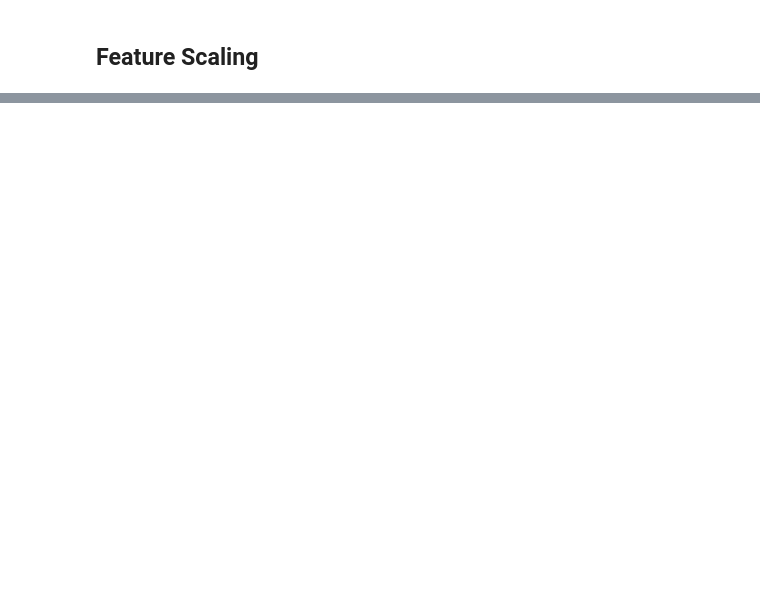
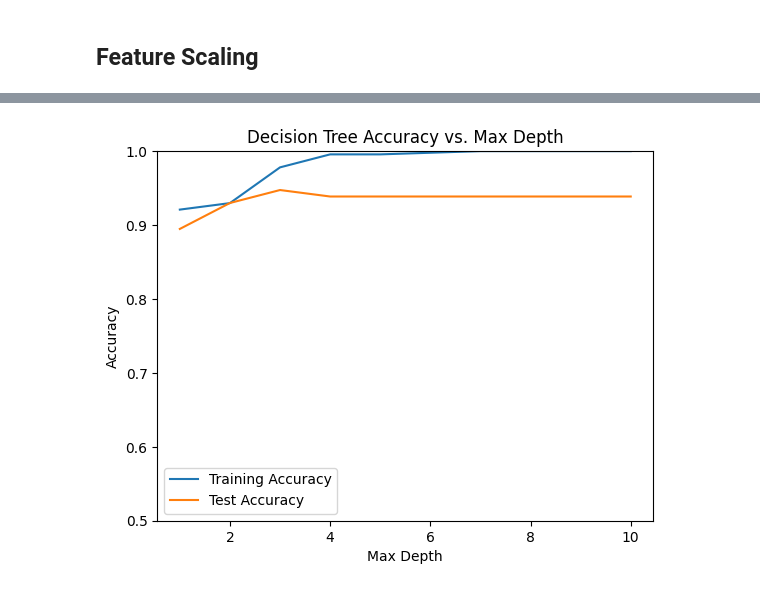
Before and after one commit to hle8386/IntroToAI, a Jupyter notebook: Breastdata.ipynb, the cells around one changed output, grey strips where cells are left out. Cells and saved outputs as stored; diff of their text form; code cells hidden in the pictures; blank space fills up the shorter version.

```diff
--- a/Breastdata.ipynb
+++ b/Breastdata.ipynb
@@ -276,0 +314,24 @@ array([[-0.24295555, -0.46649743, -0.13728933, ..., -0.19435087,
+# %%
+#4 Decision tree
+from sklearn.tree import DecisionTreeClassifier
+
+train_accuracies = []
+test_accuracies = []
+max_depths = range(1, 11)
+
+for depth in max_depths:
+    dt = DecisionTreeClassifier(max_depth=depth, random_state=42)
+    dt.fit(X_train, Y_train)
+    train_accuracies.append(accuracy_score(Y_train, dt.predict(X_train)))
+    test_accuracies.append(accuracy_score(Y_test, dt.predict(X_test)))
+
+plt.plot(max_depths, train_accuracies, label='Training Accuracy')
+plt.plot(max_depths, test_accuracies, label='Test Accuracy')
+plt.xlabel('Max Depth')
+plt.ylabel('Accuracy')
+plt.title('Decision Tree Accuracy vs. Max Depth')
+plt.ylim(0.50,1.00)
+plt.legend()
+plt.show()
+# %% [output]
+[figure, added]
```
Also changed, not shown: parts of 18 cells of this notebook.
